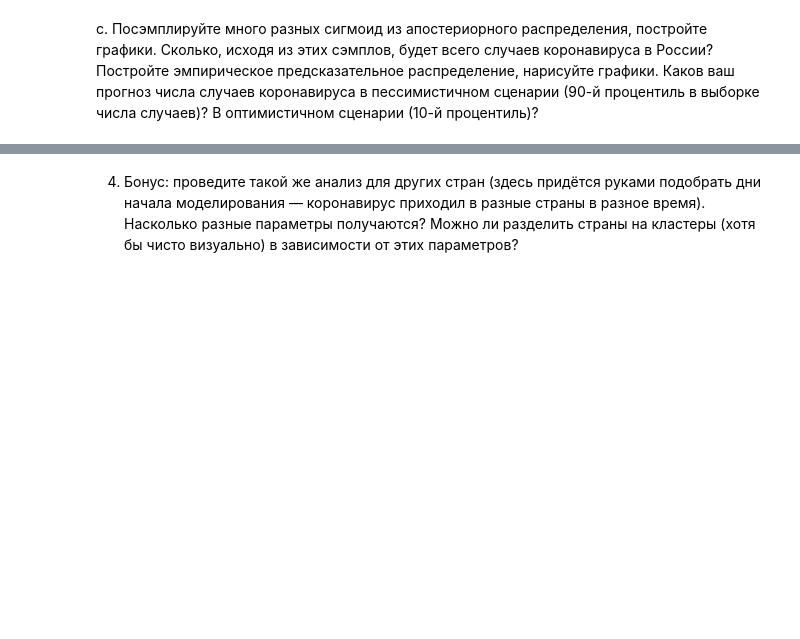
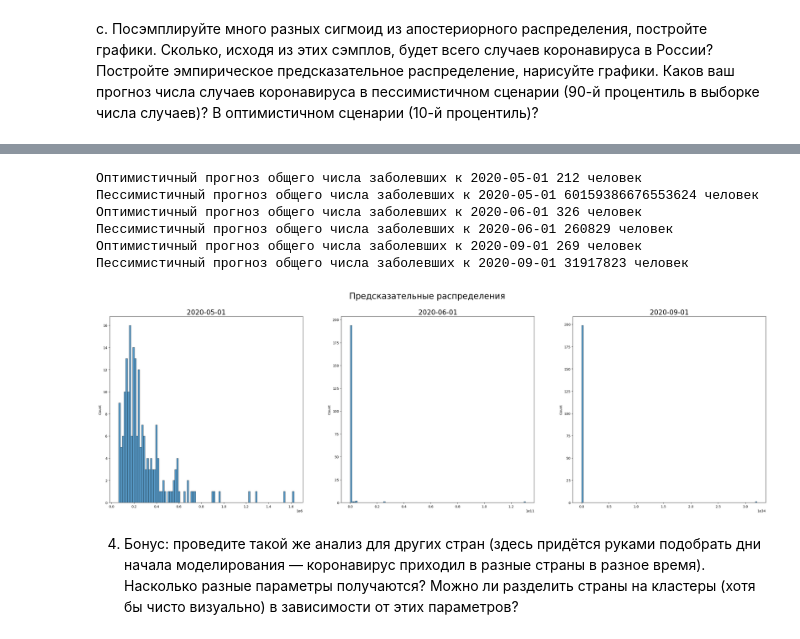
Before and after one commit to Alexcei/Advanced_ML, a Jupyter notebook: HW_01_Advanced_ML_2023.ipynb, the cells around one changed output, grey strips where cells are left out. Drawn from its saved outputs; the diff is of its cells as text; code cells hidden in the pictures; blank space fills up the shorter version.

```diff
--- a/HW_01_Advanced_ML_2023.ipynb
+++ b/HW_01_Advanced_ML_2023.ipynb
@@ -190,0 +202,16 @@ b.	Обучите эти параметры на датасете случаев
+# %%
+mu, sigma = np.array([0, 0, 0]), 50 * np.identity(3)
+
+def bayesian_update(mu, sigma, x, y, sigma_noise=.25):
+    x_matrix = np.array([[1, x, x**2]])
+    sigma_n = np.linalg.inv(np.linalg.inv(sigma)+ (1 / (sigma_noise ** 2)) * np.matmul(np.transpose(x_matrix), x_matrix) )
+    mu_n = np.matmul(sigma_n, np.matmul(np.linalg.inv(sigma), np.transpose(mu)) + (1 / (sigma_noise ** 2)) * np.matmul(np.transpose(x_matrix), np.array([y]) ) )
+    return mu_n, sigma_n
+
+
+for i in range(train.shape[0]):
+    px = train.iloc[i]['n_day']
+    py = np.log(train.iloc[i]['new_cases'])
+    mu, sigma = bayesian_update(mu, sigma, px, py, sigma_noise)
+
+mu, sigma
@@ -193,3 +275,33 @@ c.	Посэмплируйте много разных сигмоид из апо
+# %%
+xs = np.array(range(1, 200))
+my_w = np.random.multivariate_normal(mu, sigma, 200)
+
+distrs = []
+
+for w in my_w:
+    distrs.append(np.cumsum(np.exp(w[0] + w[1] * xs + w[2] * xs ** 2)))
+
+mean_distrs = np.array(distrs).mean(axis=0)
+# %%
+dates = ['2020-05-01','2020-06-01','2020-09-01']
+
+fig, ax = plt.subplots(1, 3, figsize=(35, 10))
+plt.suptitle('Предсказательные распределения', fontsize=25)
+
+for i, date in enumerate(dates):
+    n_day = (pd.to_datetime(date) - train.date.min()).days
+    sns.histplot(np.array(distrs)[:, n_day], ax=ax[i], bins=100)
+    ax[i].set_title(f'{date}', fontsize=20)
+    print(f'Оптимистичный прогноз общего числа заболевших к {date} {int(np.quantile(np.array(distrs)[n_day], 0.1))} человек')
+    print(f'Пессимистичный прогноз общего числа заболевших к {date} {int(np.quantile(np.array(distrs)[n_day], 0.9))} человек')
+# %% [output]
+Оптимистичный прогноз общего числа заболевших к 2020-05-01 212 человек
+Пессимистичный прогноз общего числа заболевших к 2020-05-01 60159386676553624 человек
+Оптимистичный прогноз общего числа заболевших к 2020-06-01 326 человек
+Пессимистичный прогноз общего числа заболевших к 2020-06-01 260829 человек
+Оптимистичный прогноз общего числа заболевших к 2020-09-01 269 человек
+Пессимистичный прогноз общего числа заболевших к 2020-09-01 31917823 человек
+[figure, added]
 # %% [markdown]
 4.	Бонус: проведите такой же анализ для других стран (здесь придётся руками подобрать дни начала моделирования — коронавирус приходил в разные страны в разное время). Насколько разные параметры получаются? Можно ли разделить страны на кластеры (хотя бы чисто визуально) в зависимости от этих параметров?
 # %% [markdown]
```
Also changed, not shown: parts of 7 cells of this notebook.
